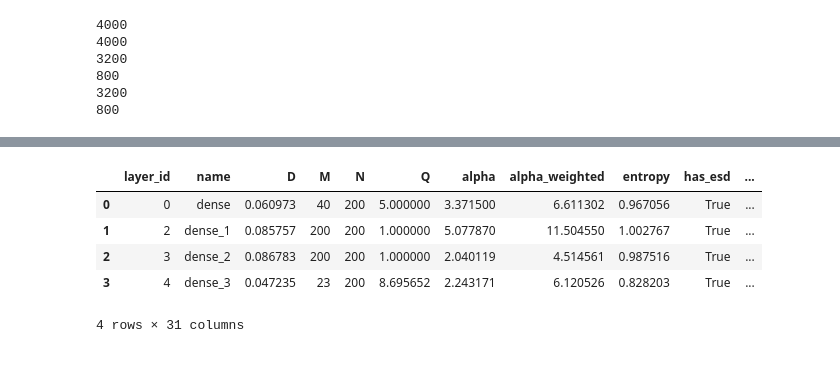
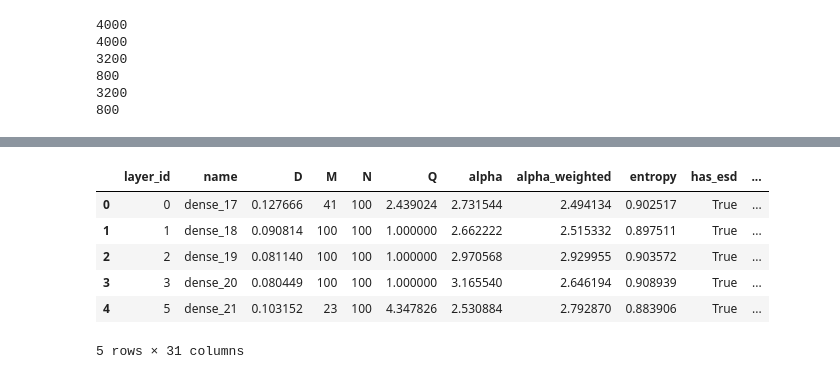
Before and after one commit to AbbyKatt/mycode, a Jupyter notebook: AI_Adjustments_Proto/AiTrainer.ipynb, the cells around one changed output, grey strips where cells are left out. Drawn from its saved outputs; the diff is of its cells as text; code cells hidden in the pictures.

```diff
--- a/AI_Adjustments_Proto/AiTrainer.ipynb
+++ b/AI_Adjustments_Proto/AiTrainer.ipynb
@@ -153,7 +153,7 @@ from keras.wrappers.scikit_learn import KerasClassifier
 def CreateModel(neurons=200, dropout=0.2,layers=3):
 
     #------------------PARAMETERS------------------
-    num_classes=23  #Fix this so it gets inferred from the data in future
+    num_classes=41  #Fix this so it gets inferred from the data in future
     #totalepochs=80
 
     #Simple feed-forward model. No U-nets or anything fancy
@@ -180,10 +180,10 @@ def CreateModel(neurons=200, dropout=0.2,layers=3):
 model = KerasClassifier(build_fn=CreateModel, verbose=0)
 
 param_grid = {
-    'epochs': [10, 80],
-    'neurons': [100, 500],
-    "dropout":[0.05,0.5],
-    "layers":[1,4]
+    'epochs': [1,2,4,8,16],
+    'neurons': [50, 100, 200],
+    "dropout":[0.05,0.1,0.2,0.4],
+    "layers":[1,2,4]
 }
 # %%
 #Train the MODEL!!!!!
@@ -225,13 +227,14 @@ accuracy_score(y_test, y_pred)
 # %%
 #Weightwatcher
 import weightwatcher as ww
-watcher = ww.WeightWatcher(model=ann)
+watcher = ww.WeightWatcher(model=model)
 results = watcher.analyze()
 results
 # %% [output]
 |  | layer_id | name | D | M | N | Q | alpha | alpha_weighted | entropy | has_esd | ... |
-| 0 | 0 | dense | 0.060973 | 40 | 200 | 5.000000 | 3.371500 | 6.611302 | 0.967056 | True | ... |
-| 1 | 2 | dense_1 | 0.085757 | 200 | 200 | 1.000000 | 5.077870 | 11.504550 | 1.002767 | True | ... |
-| 2 | 3 | dense_2 | 0.086783 | 200 | 200 | 1.000000 | 2.040119 | 4.514561 | 0.987516 | True | ... |
-| 3 | 4 | dense_3 | 0.047235 | 23 | 200 | 8.695652 | 2.243171 | 6.120526 | 0.828203 | True | ... |
+| 0 | 0 | dense_17 | 0.127666 | 41 | 100 | 2.439024 | 2.731544 | 2.494134 | 0.902517 | True | ... |
+| 1 | 1 | dense_18 | 0.090814 | 100 | 100 | 1.000000 | 2.662222 | 2.515332 | 0.897511 | True | ... |
+| 2 | 2 | dense_19 | 0.081140 | 100 | 100 | 1.000000 | 2.970568 | 2.929955 | 0.903572 | True | ... |
+| 3 | 3 | dense_20 | 0.080449 | 100 | 100 | 1.000000 | 3.165540 | 2.646194 | 0.908939 | True | ... |
+| 4 | 5 | dense_21 | 0.103152 | 23 | 100 | 4.347826 | 2.530884 | 2.792870 | 0.883906 | True | ... |
-4 rows × 31 columns
+5 rows × 31 columns
```
Also changed, not shown: parts of 7 cells of this notebook, 2 other files.
